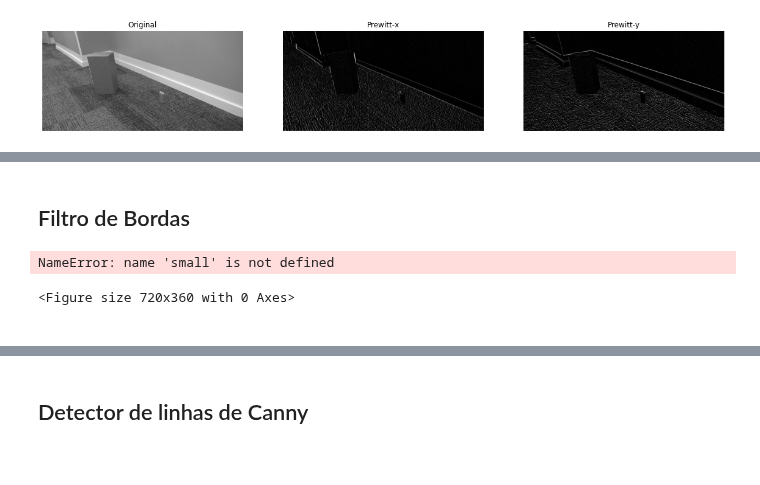
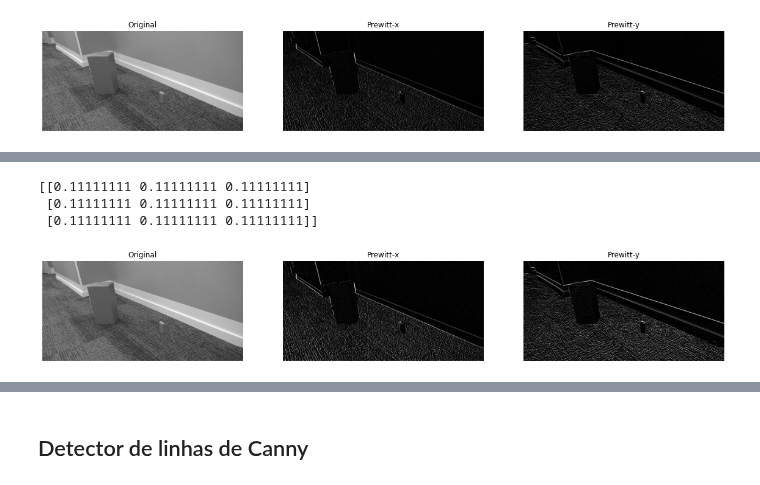
Before and after one commit to Insper/robotica-computacional, a Jupyter notebook: docs/modulos/03-visao/atividade1.ipynb, the cells around one changed output, grey strips where cells are left out. Saved outputs shown, nothing was run; the diff lists cells and outputs as text; code cells hidden in the pictures.

```diff
--- a/docs/modulos/03-visao/atividade1.ipynb
+++ b/docs/modulos/03-visao/atividade1.ipynb
@@ -157,11 +139,19 @@ plt.show()
-# %% [markdown]
-## Filtro de Bordas
-# %%
-plt.figure(figsize=(10,5))
-plt.imshow(small, cmap="gray", vmin=0, vmax=255)
-plt.show()
-# %% [output]
-NameError: name 'small' is not defined
-<Figure size 720x360 with 0 Axes>
-# %% [markdown]
-<div id="canny"></div>
+# %%
+kernel_x = np.array([
+    [-1, 0, 1],
+    [-2, 0, 2],
+    [-1, 0, 1]
+    ])
+
+kernel_y = np.array([
+    [-1, -2, -1],
+    [0, 0, 0],
+    [1, 2, 1]
+    ])
+
+aux.plot_filter_3(img.copy(),kernel_x,kernel_y,'Prewitt-x','Prewitt-y')
+# %% [output]
+[[0.11111111 0.11111111 0.11111111]
+ [0.11111111 0.11111111 0.11111111]
+ [0.11111111 0.11111111 0.11111111]]
+[figure, added]
```
Also changed, not shown: parts of 16 cells of this notebook.
